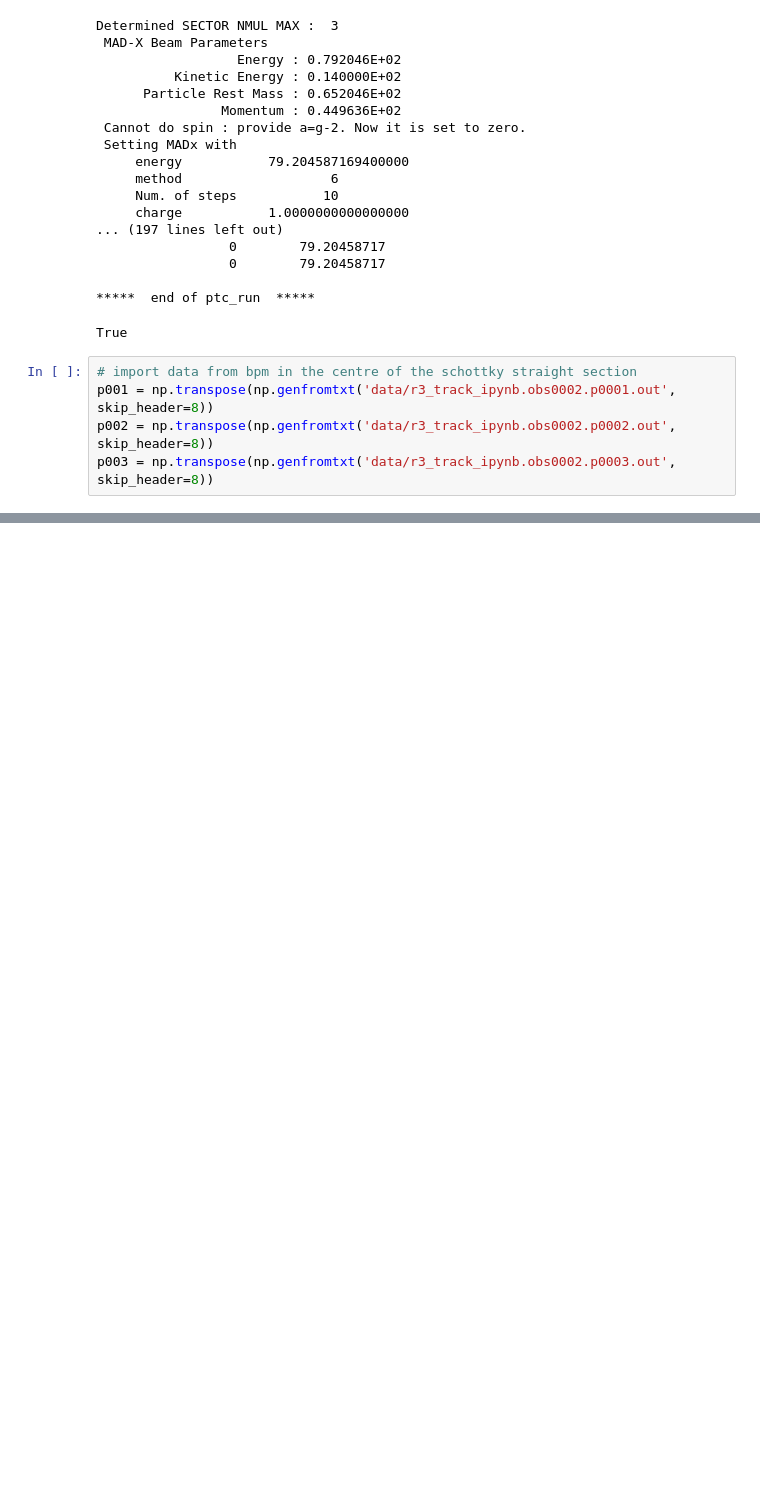
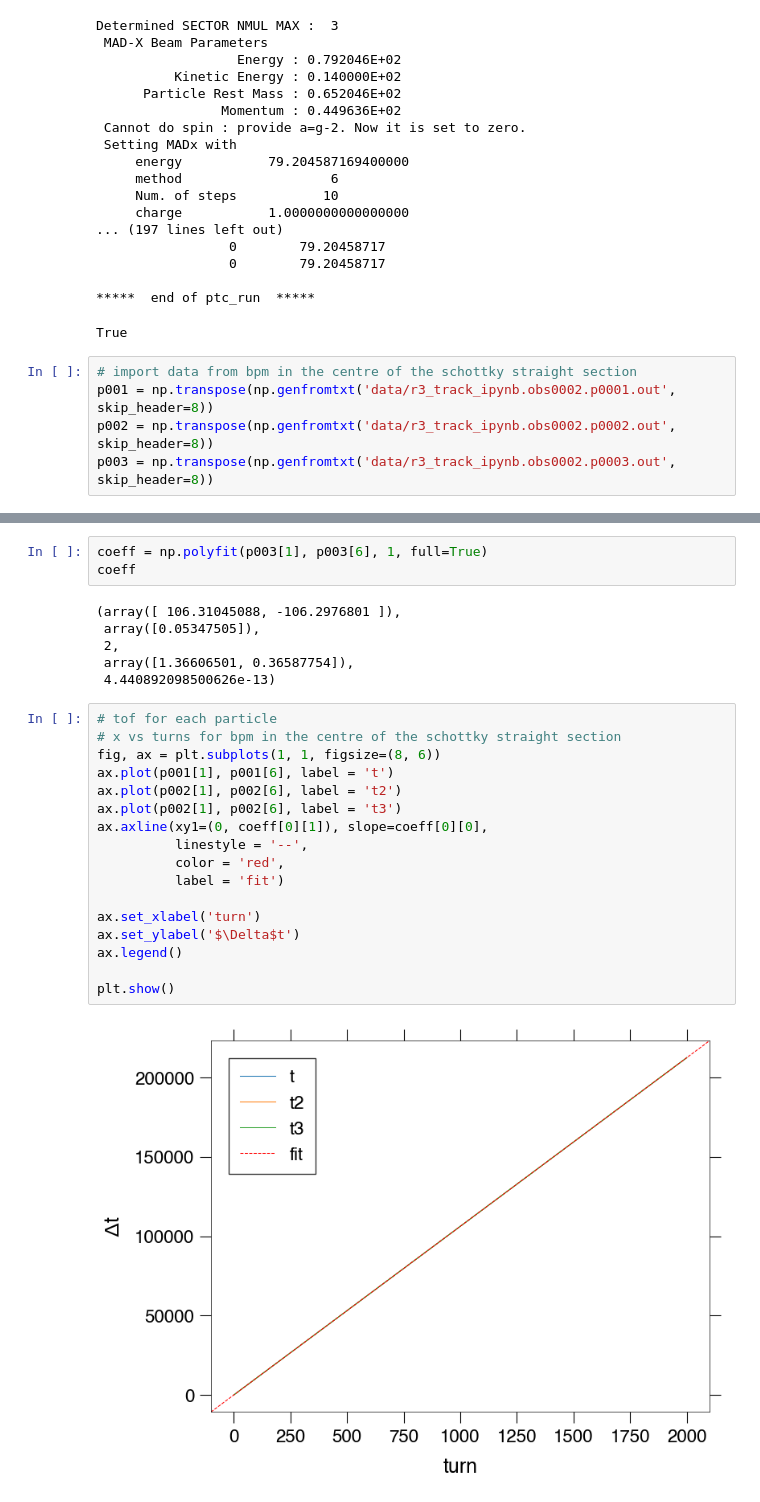
Before and after one commit to gwgwhc/r3_madx, a Jupyter notebook: mad_workbook_ptc.ipynb, the cells around one changed output, grey strips where cells are left out. Saved outputs shown, nothing was run; the diff lists cells and outputs as text; blank space fills up the shorter version.

```diff
--- a/mad_workbook_ptc.ipynb
+++ b/mad_workbook_ptc.ipynb
@@ -250,0 +270,28 @@ plt.savefig(f'plots/x_phasespace.pdf', bbox_inches='tight')
+# %%
+coeff = np.polyfit(p003[1], p003[6], 1, full=True)
+coeff
+# %% [output]
+(array([ 106.31045088, -106.2976801 ]),
+ array([0.05347505]),
+ 2,
+ array([1.36606501, 0.36587754]),
+ 4.440892098500626e-13)
+# %%
+# tof for each particle
+# x vs turns for bpm in the centre of the schottky straight section
+fig, ax = plt.subplots(1, 1, figsize=(8, 6))
+ax.plot(p001[1], p001[6], label = 't')
+ax.plot(p002[1], p002[6], label = 't2')
+ax.plot(p002[1], p002[6], label = 't3')
+ax.axline(xy1=(0, coeff[0][1]), slope=coeff[0][0],
+          linestyle = '--',
+          color = 'red',
+          label = 'fit')
+
+ax.set_xlabel('turn')
+ax.set_ylabel('$\Delta$t')
+ax.legend()
+
+plt.show()
+# %% [output]
+[figure, added]
```
Also changed, not shown: parts of 9 cells of this notebook, 10 other files.
